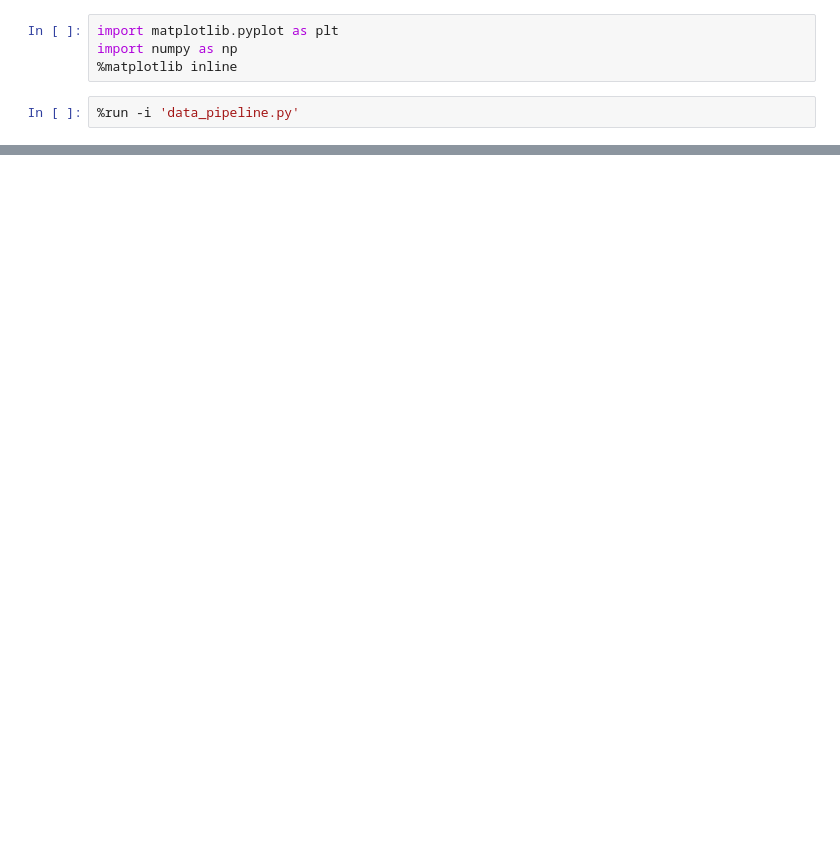
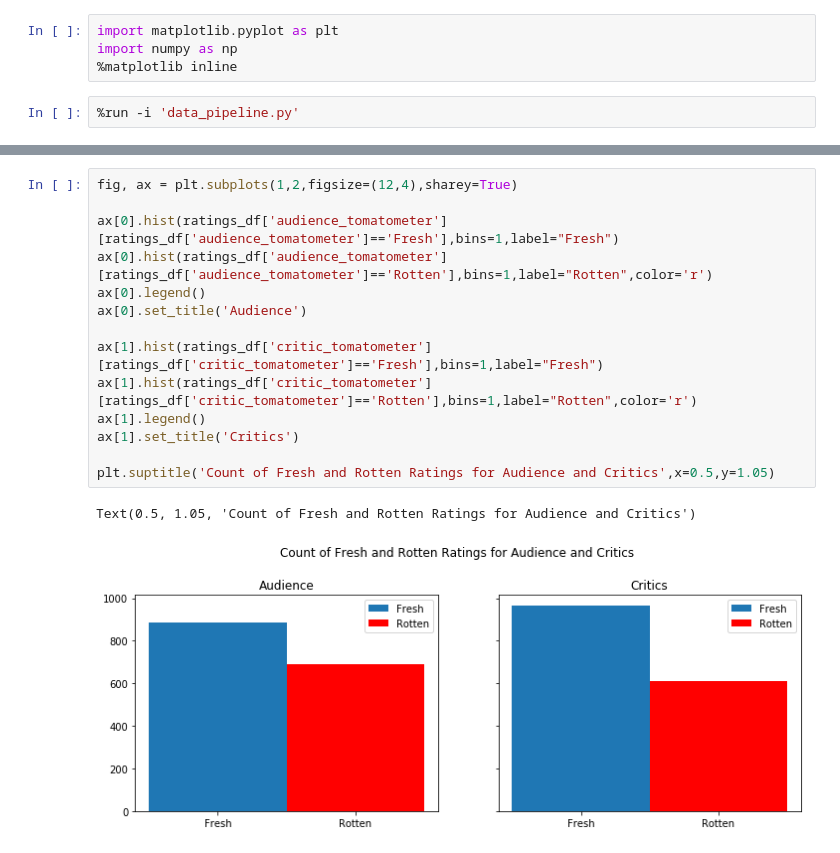
Before and after one commit to fkalejaiye/Rotten_Tomatoes, a Jupyter notebook: EDA_workbook.ipynb, the cells around one changed output, grey strips where cells are left out. Saved outputs shown, nothing was run; the diff lists cells and outputs as text; blank space fills up the shorter version.

```diff
--- a/EDA_workbook.ipynb
+++ b/EDA_workbook.ipynb
@@ -45,0 +46,17 @@ plt.tight_layout()
+# %%
+fig, ax = plt.subplots(1,2,figsize=(12,4),sharey=True)
+
+ax[0].hist(ratings_df['audience_tomatometer'][ratings_df['audience_tomatometer']=='Fresh'],bins=1,label="Fresh")
+ax[0].hist(ratings_df['audience_tomatometer'][ratings_df['audience_tomatometer']=='Rotten'],bins=1,label="Rotten",color='r')
+ax[0].legend()
+ax[0].set_title('Audience')
+
+ax[1].hist(ratings_df['critic_tomatometer'][ratings_df['critic_tomatometer']=='Fresh'],bins=1,label="Fresh")
+ax[1].hist(ratings_df['critic_tomatometer'][ratings_df['critic_tomatometer']=='Rotten'],bins=1,label="Rotten",color='r')
+ax[1].legend()
+ax[1].set_title('Critics')
+
+plt.suptitle('Count of Fresh and Rotten Ratings for Audience and Critics',x=0.5,y=1.05)
+# %% [output]
+Text(0.5, 1.05, 'Count of Fresh and Rotten Ratings for Audience and Critics')
+[figure, added]
```
Also changed, not shown: parts of 6 cells of this notebook, 1 other file.
